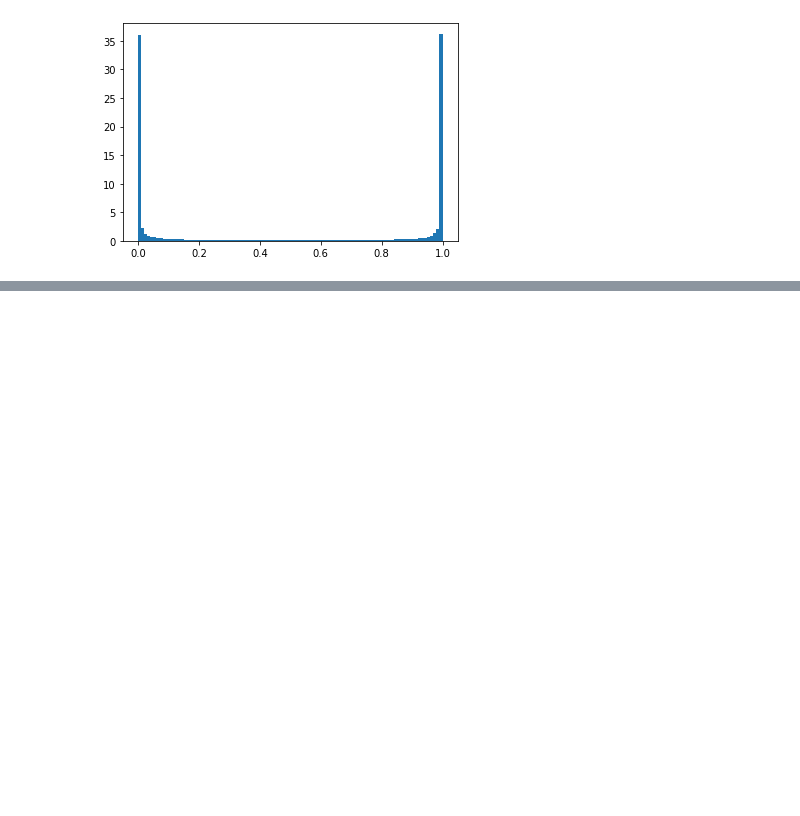
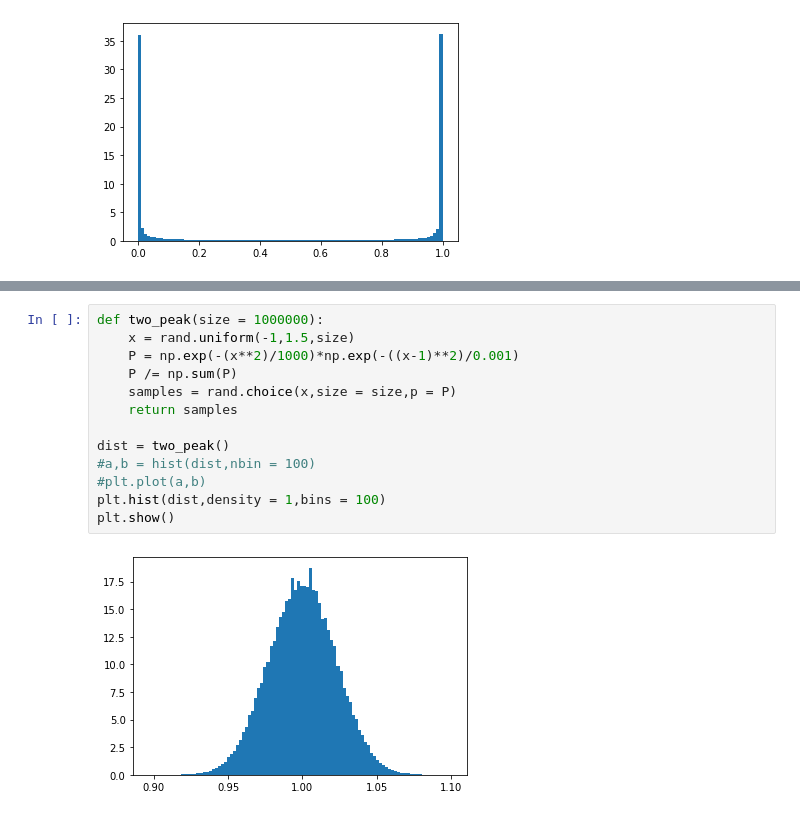
Before and after one commit to adws2/SK_SpinGlass_ErasureMachine, a Jupyter notebook: Priori distribution.ipynb, the cells around one changed output, grey strips where cells are left out. Cells and saved outputs as stored; diff of their text form; blank space fills up the shorter version.

```diff
--- a/Priori distribution.ipynb
+++ b/Priori distribution.ipynb
@@ -86,0 +87,15 @@ plt.show()
+# %%
+def two_peak(size = 1000000):
+    x = rand.uniform(-1,1.5,size)
+    P = np.exp(-(x**2)/1000)*np.exp(-((x-1)**2)/0.001)
+    P /= np.sum(P)
+    samples = rand.choice(x,size = size,p = P)
+    return samples
+
+dist = two_peak()
+#a,b = hist(dist,nbin = 100)
+#plt.plot(a,b)
+plt.hist(dist,density = 1,bins = 100)
+plt.show()
+# %% [output]
+[figure, added]
```
Also changed, not shown: parts of 1 cell of this notebook, 4 other files.
